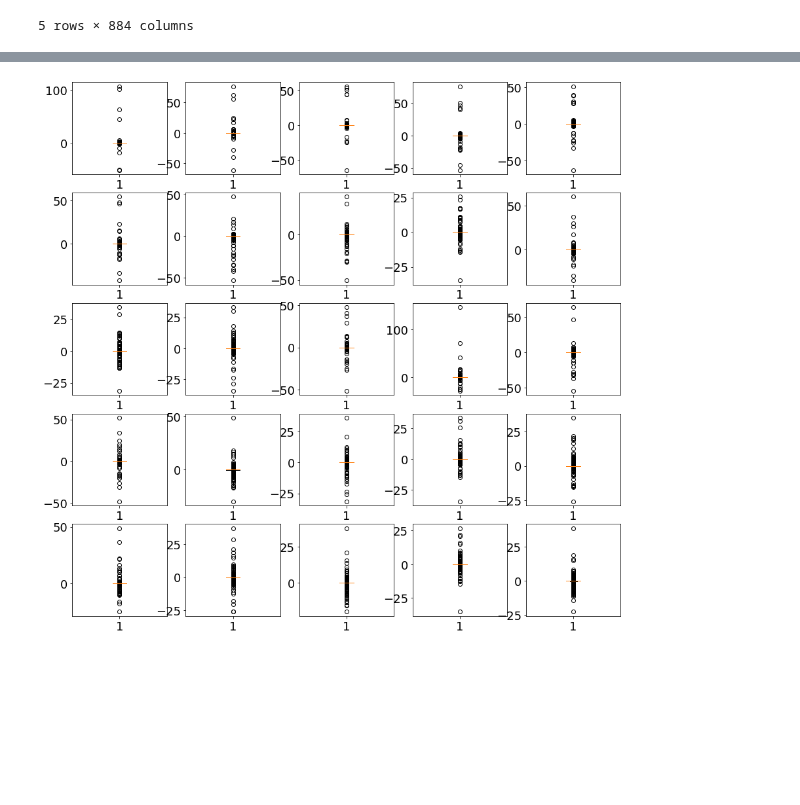
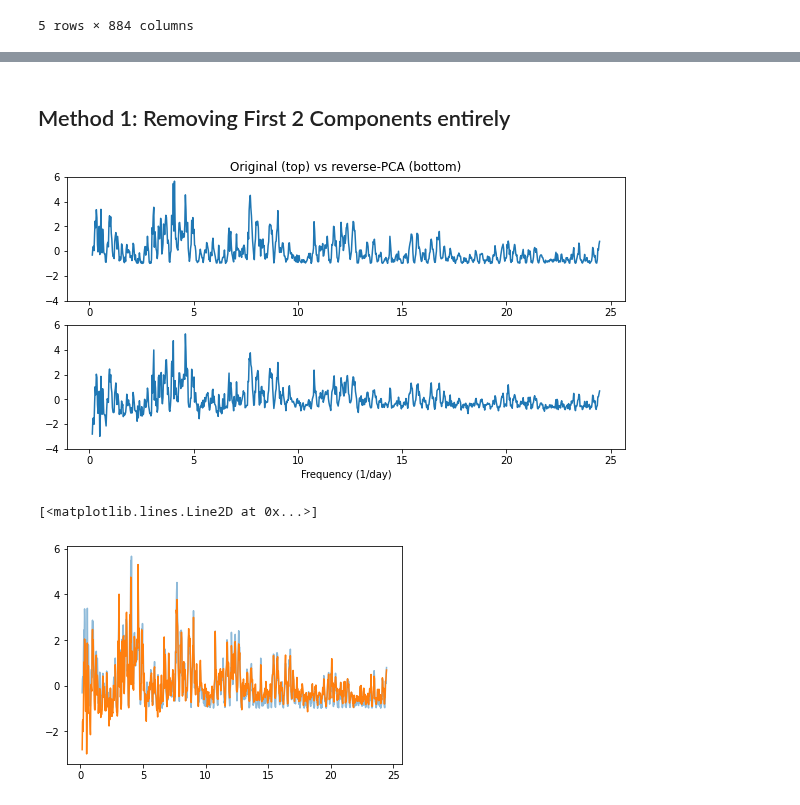
Before and after one commit to RileyWClarke/BiancoGroup, a Jupyter notebook: Notebooks/fftfilter2.ipynb, the cells around one changed output, grey strips where cells are left out. Saved outputs shown, nothing was run; the diff lists cells and outputs as text; code cells hidden in the pictures; blank space fills up the shorter version.

```diff
--- a/Notebooks/fftfilter2.ipynb
+++ b/Notebooks/fftfilter2.ipynb
@@ -636,10 +612,24 @@ plt.savefig('expvar.png', bbox_inches='tight')
-# %%
-fig, ax = plt.subplots(5,5, figsize = (15,15))
-c = 0
-for i in range(5):
-  for j in range(5):
-    ax[i][j].boxplot(pca.transform(x)[c])
-    c += 1
-plt.savefig('boxplots.png')
-# %% [output]
-[figure, removed]
+# %% [markdown]
+## Method 1: Removing First 2 Components entirely
+# %%
+nComp = 200
+Xhat = np.dot(pca.transform(x)[:,2:nComp], pca.components_[2:nComp,:])
+
+fig, axes = plt.subplots(2,1,figsize = (10,5))
+axes[0].plot(frequency[5:],x[:,0])
+axes[1].plot(frequency[5:], Xhat[:,0])
+axes[0].set_ylim(-4,6)
+axes[1].set_ylim(-4,6)
+
+
+axes[0].set_title('Original (top) vs reverse-PCA (bottom)')
+plt.xlabel('Frequency (1/day)')
+plt.savefig('pca_compare.png', dpi=100, bbox_inches='tight')
+# %% [output]
+[figure, added]
+# %%
+plt.plot(frequency[5:],x[:,0], alpha=0.5)
+plt.plot(frequency[5:], Xhat[:,0])
+# %% [output]
+[<matplotlib.lines.Line2D at 0x...>]
+[figure, added]
```
Also changed, not shown: parts of 18 cells of this notebook.
